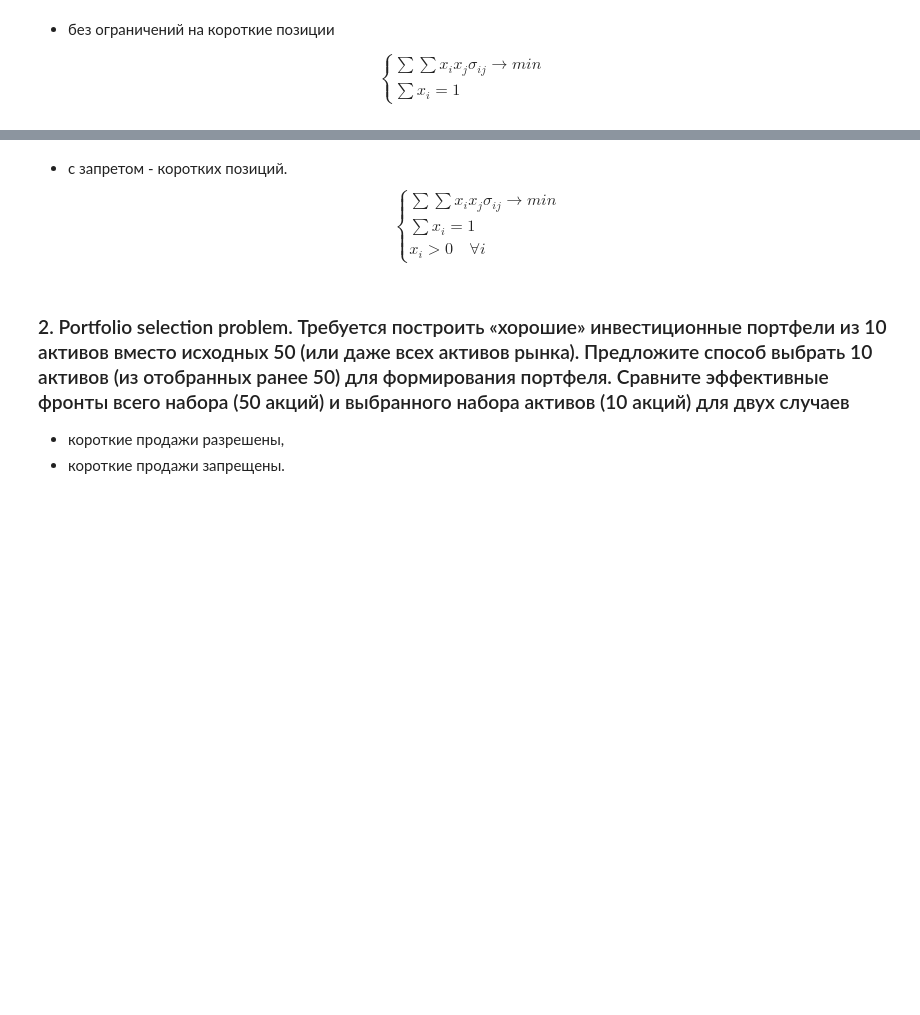
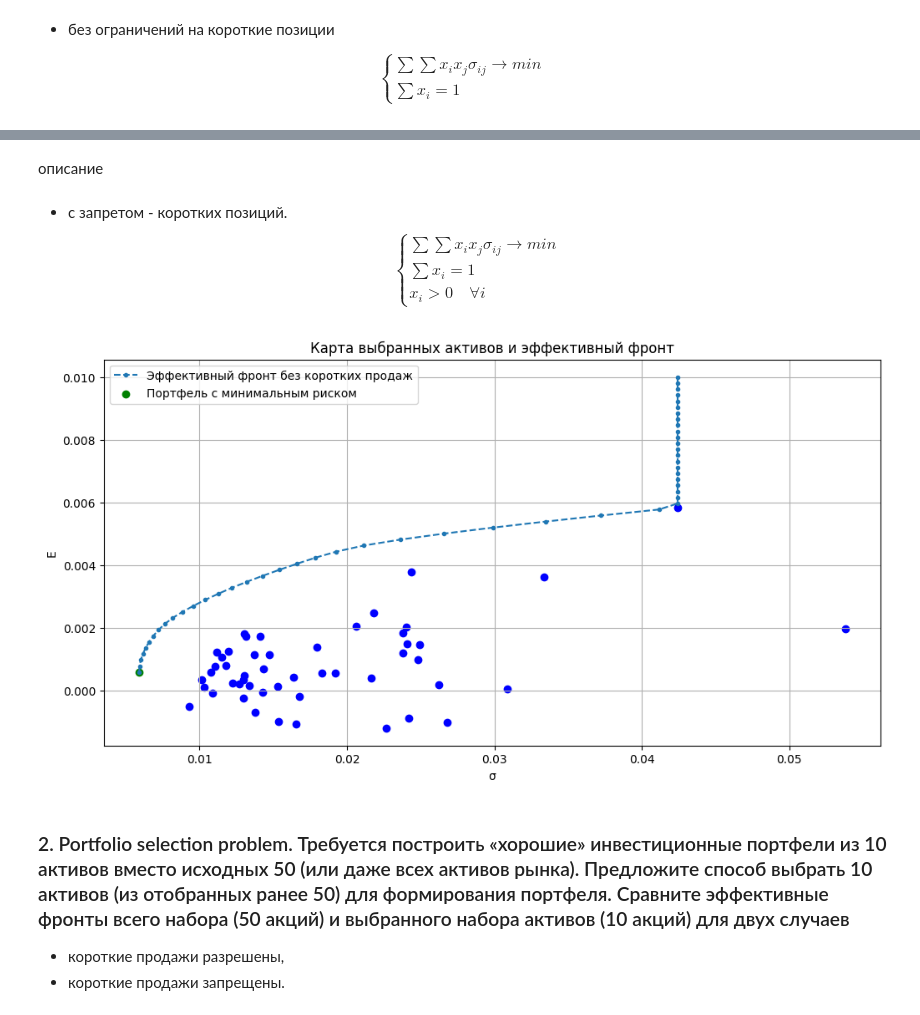
Before and after one commit to LevBugrov/financial-transaction-models, a Jupyter notebook: lab2.ipynb, the cells around one changed output, grey strips where cells are left out. Saved outputs shown, nothing was run; the diff lists cells and outputs as text; code cells hidden in the pictures; blank space fills up the shorter version.

```diff
--- a/lab2.ipynb
+++ b/lab2.ipynb
@@ -242,6 +241,43 @@ TypeError: unhashable type: 'numpy.ndarray'
+# %% [markdown]
+описание
 # %% [markdown]
  -  с запретом  - коротких позиций.
 $$ \begin{cases} \sum \sum x_i x_j \sigma_{ij} \rightarrow  min \\ \sum x_i = 1 \\ x_i > 0 \quad \forall i\end{cases} $$
+# %%
+bounds = ((0.0, 1.0),)
+
+x_min_risk_ns = optimize_portfolio(means, cov_matrix, bounds)
+min_risk_ns = risk_porfolio(x_min_risk_ns, cov_matrix)
+mean_min_risk_ns = np.dot(x_min_risk_ns, means)
+
+x_max_risk_ns = optimize_portfolio(means, cov_matrix, bounds, risk_max=True)
+max_risk_ns = risk_porfolio(x_max_risk_ns, cov_matrix)
+mean_max_risk_ns = np.dot(x_max_risk_ns, means)
+
+means_ns = np.linspace(mean_min_risk_ns, 0.01, 50)
+p_with_short = []
+for m in means_ns:
+    x = optimize_portfolio(means, cov_matrix, bounds, m)
+    risk = risk_porfolio(x, cov_matrix)
+    mean = np.dot(x, means)
+    p_with_short.append((risk, m))
+
+front_risk_ns, front_mean_ns = [p[0] for p in p_with_short], [p[1] for p in p_with_short]
+# %%
+plt.figure(figsize=(12, 6))
+plt.xlabel('σ')
+plt.ylabel('E')
+plt.grid(True)
+plt.title("Карта выбранных активов и эффективный фронт")
+
+plt.plot(front_risk_ns, front_mean_ns,'.--', label="Эффективный фронт без коротких продаж")
+plt.scatter(vars, means, color="blue")
+plt.scatter(min_risk_ns, mean_min_risk_ns, c='green', label="Портфель с минимальным риском")
+
+plt.legend()
+plt.show()
+# %% [output]
+[figure, added]
 # %% [markdown]
 ### 2. Portfolio selection problem. Требуется построить «хорошие» инвестиционные портфели из 10 активов вместо исходных 50 (или даже всех активов рынка). Предложите способ выбрать 10 активов (из отобранных ранее 50) для формирования портфеля. Сравните эффективные фронты всего набора (50 акций)  и выбранного набора активов (10 акций) для двух случаев
 - короткие продажи разрешены,
```
Also changed, not shown: parts of 8 cells of this notebook.
